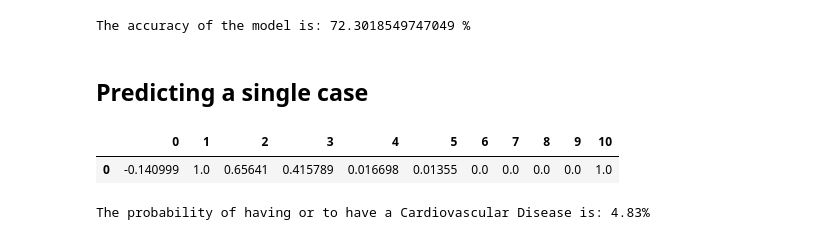
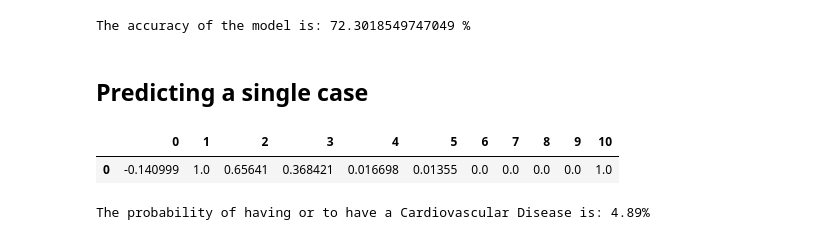
Before and after one commit to Aditya-Ramachandran/cardiovascular-disease-detection, a Jupyter notebook: NN on Dataset .ipynb, the cells around one changed output. Cells and saved outputs as stored; diff of their text form; code cells hidden in the pictures.

```diff
--- a/NN on Dataset .ipynb
+++ b/NN on Dataset .ipynb
@@ -177,42 +177,42 @@ month= 9 # month of bith (in numbers)
 year= 1998 # year of bith
 gender= 1 # 0 for women, 1 for men
 height= 183 # in cm
-weight= 89 # in kilograms
+weight= 80 # in kilograms
 systolicbloodpressure= 120 # Systolic blood pressure
 diastolicbloodpressure= 80 # Diastolic blood pressure
 cholesterol= 1 # 1: normal, 2: above normal, 3: well above normal
 gluc= 1 # 1: normal, 2: above normal, 3: well above normal
 smoke= 0 # 1 if you smoke, 0 if not
 alco= 0 # 1 if you drink alcohol, 0 if not
 active= 1 # 1 if you do physical activity, 0 if not
 
 ##############################################################################
 from datetime import date
 f_date = date(year,month,day)
 l_date = date.today()
 delta = l_date - f_date
 agedays=delta.days
 
 agedayscale=(agedays-df["age"].min())/(df["age"].max()-df["age"].min())
 heightscale=(height-df["height"].min())/(df["height"].max()-df["height"].min())
 weightscale=(weight-df["weight"].min())/(df["weight"].max()-df["weight"].min())
 sbpscale=(systolicbloodpressure-df["ap_hi"].min())/(df["ap_hi"].max()-df["ap_hi"].min())
 dbpscale=(diastolicbloodpressure-df["ap_lo"].min())/(df["ap_lo"].max()-df["ap_lo"].min())
 cholesterolscale=(cholesterol-df["cholesterol"].min())/(df["cholesterol"].max()-df["cholesterol"].min())
 glucscale=(gluc-df["gluc"].min())/(df["gluc"].max()-df["gluc"].min())
 
 single=np.array([agedayscale, gender, heightscale, weightscale, sbpscale, dbpscale, cholesterolscale, glucscale, smoke, alco, active ])
 singledf=pd.DataFrame(single)
 final=singledf.transpose()
 final
 # %% [output]
 |  | 0 | 1 | 2 | 3 | 4 | 5 | 6 | 7 | 8 | 9 | 10 |
-| 0 | -0.140999 | 1.0 | 0.65641 | 0.415789 | 0.016698 | 0.01355 | 0.0 | 0.0 | 0.0 | 0.0 | 1.0 |
+| 0 | -0.140999 | 1.0 | 0.65641 | 0.368421 | 0.016698 | 0.01355 | 0.0 | 0.0 | 0.0 | 0.0 | 1.0 |
 # %%
 finalres=model.predict(final)
 print("The probability of having or to have a Cardiovascular Disease is: "+ str(round(finalres[0,0]*100,2)) + "%")
 # %% [output]
-The probability of having or to have a Cardiovascular Disease is: 4.83%
+The probability of having or to have a Cardiovascular Disease is: 4.89%
 # %%
 from keras.models import model_from_json
 
```
Also changed, not shown: parts of 1 cell of this notebook, 1 other file.
